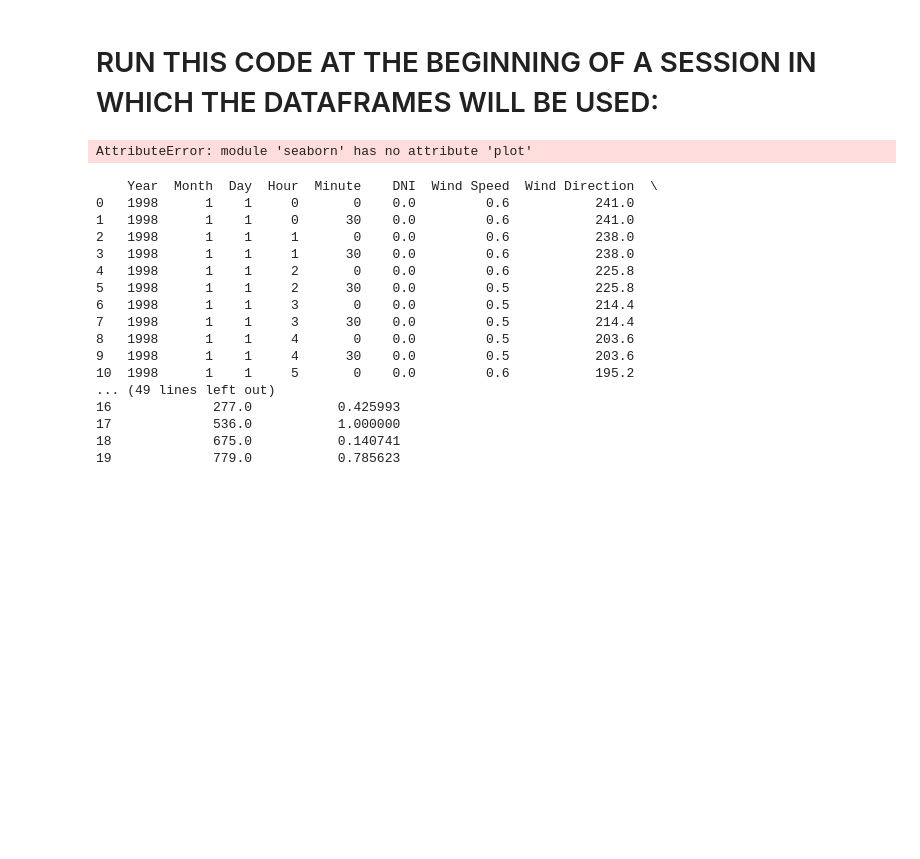
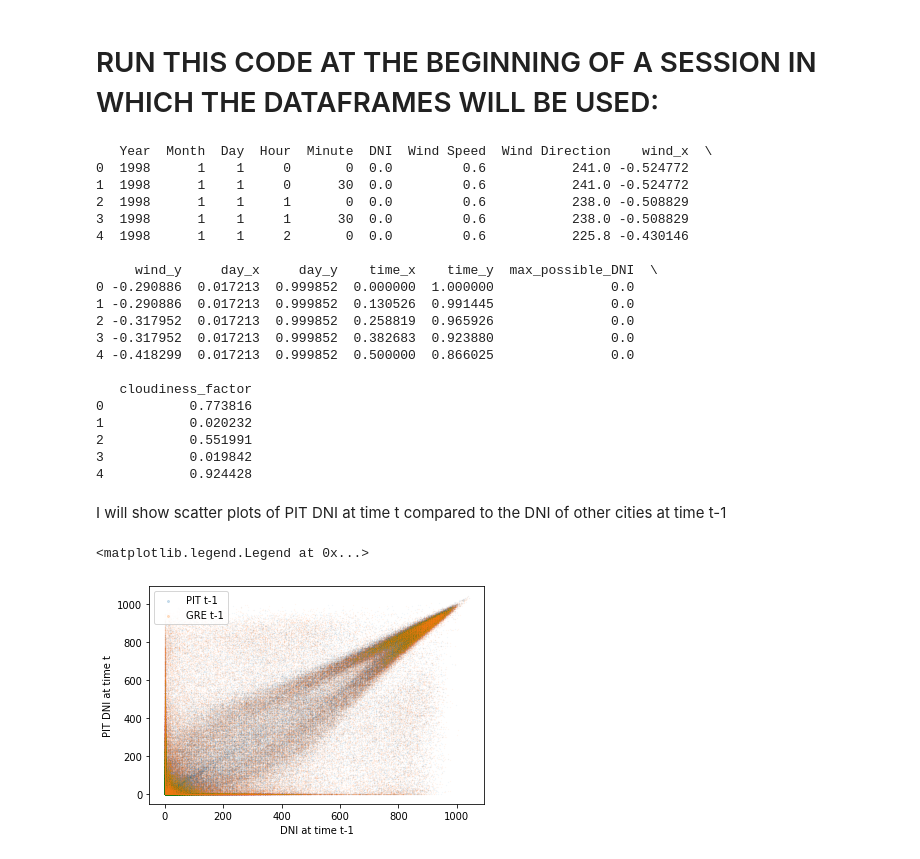
Before and after one commit to johnjkieffer/PGH_Solar_Forecasting, a Jupyter notebook: Exploratory_Visualization.ipynb, the cells around one changed output. Cells and saved outputs as stored; diff of their text form; code cells hidden in the pictures; blank space fills up the shorter version.

```diff
--- a/Exploratory_Visualization.ipynb
+++ b/Exploratory_Visualization.ipynb
@@ -40,27 +40,38 @@ with open('./BUTdf.pkl','rb') as f:
     BUTdf = pickle.load(f)
 with open('./KITdf.pkl','rb') as f:
     KITdf = pickle.load(f)
-# %%
-ax = sns.plot(x = 'DNI', y = 'cloudiness_factor', alpha = 0.01, linewidth = 0, data = PITdf)
-# %% [output]
-AttributeError: module 'seaborn' has no attribute 'plot'
 # %%
-print(PITdf.head(20))
+print(PITdf.head())
 # %% [output]
-    Year  Month  Day  Hour  Minute    DNI  Wind Speed  Wind Direction  \
-0   1998      1    1     0       0    0.0         0.6           241.0
-1   1998      1    1     0      30    0.0         0.6           241.0
-2   1998      1    1     1       0    0.0         0.6           238.0
-3   1998      1    1     1      30    0.0         0.6           238.0
-4   1998      1    1     2       0    0.0         0.6           225.8
-5   1998      1    1     2      30    0.0         0.5           225.8
-6   1998      1    1     3       0    0.0         0.5           214.4
-7   1998      1    1     3      30    0.0         0.5           214.4
-8   1998      1    1     4       0    0.0         0.5           203.6
-9   1998      1    1     4      30    0.0         0.5           203.6
-10  1998      1    1     5       0    0.0         0.6           195.2
-... (49 lines left out)
-16             277.0           0.425993
-17             536.0           1.000000
-18             675.0           0.140741
-19             779.0           0.785623
+   Year  Month  Day  Hour  Minute  DNI  Wind Speed  Wind Direction    wind_x  \
+0  1998      1    1     0       0  0.0         0.6           241.0 -0.524772
+1  1998      1    1     0      30  0.0         0.6           241.0 -0.524772
+2  1998      1    1     1       0  0.0         0.6           238.0 -0.508829
+3  1998      1    1     1      30  0.0         0.6           238.0 -0.508829
+4  1998      1    1     2       0  0.0         0.6           225.8 -0.430146
+
+     wind_y     day_x     day_y    time_x    time_y  max_possible_DNI  \
+0 -0.290886  0.017213  0.999852  0.000000  1.000000               0.0
+1 -0.290886  0.017213  0.999852  0.130526  0.991445               0.0
+2 -0.317952  0.017213  0.999852  0.258819  0.965926               0.0
+3 -0.317952  0.017213  0.999852  0.382683  0.923880               0.0
+4 -0.418299  0.017213  0.999852  0.500000  0.866025               0.0
+
+   cloudiness_factor
+0           0.773816
+1           0.020232
+2           0.551991
+3           0.019842
+4           0.924428
+# %% [markdown]
+I will show scatter plots of PIT DNI at time t compared to the DNI of other cities at time t-1
+# %%
+plt.scatter(PITdf['DNI'][:-1], PITdf['DNI'][1:],s = 0.01,alpha = 0.2)
+plt.scatter(GREdf['DNI'][:-1], PITdf['DNI'][1:],s = 0.01, alpha = 0.2)
+plt.xlabel('DNI at time t-1')
+plt.ylabel('PIT DNI at time t')
+
+plt.legend(['PIT t-1', 'GRE t-1'], markerscale=20)
+# %% [output]
+<matplotlib.legend.Legend at 0x...>
+[figure, added]
```
Also changed, not shown: parts of 9 cells of this notebook, 9 other files.
